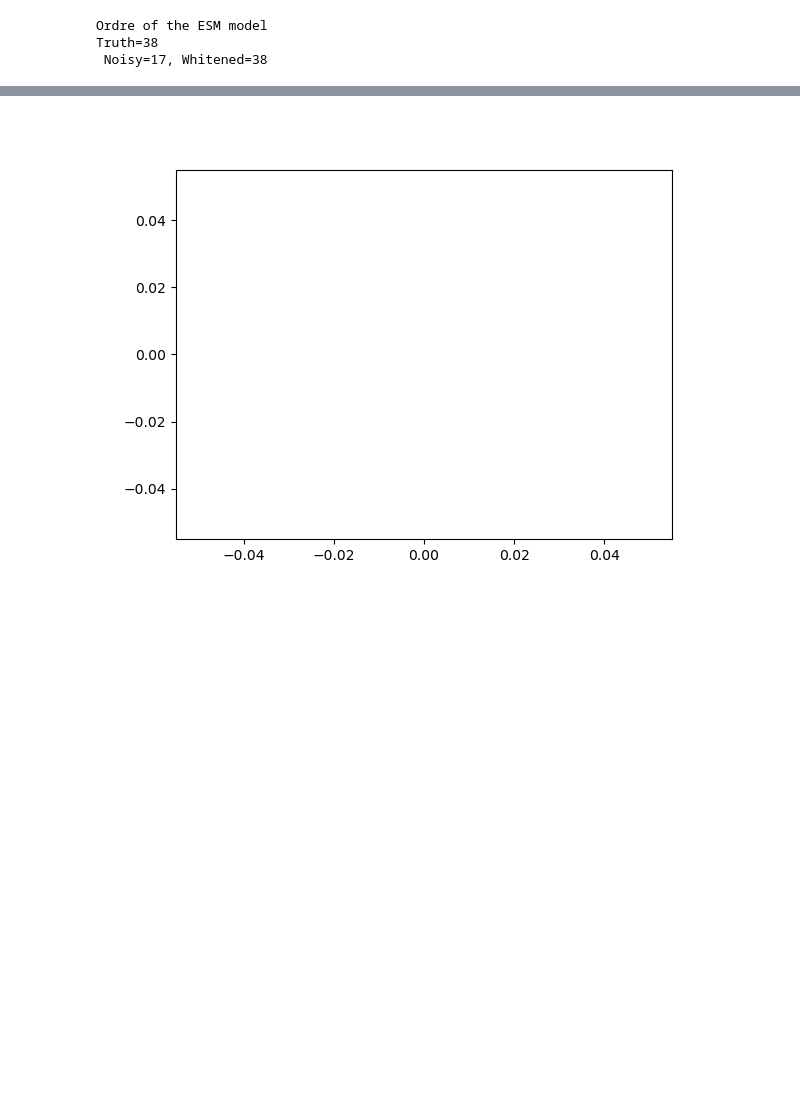
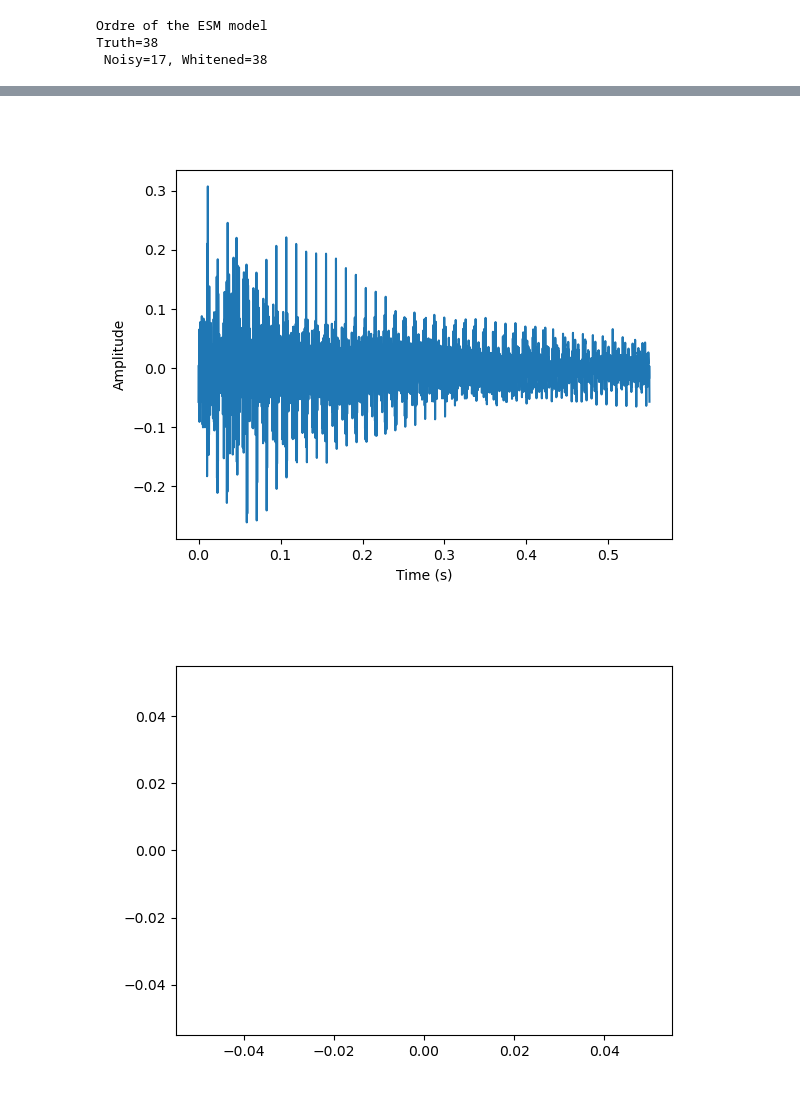
Before and after one commit to piptouque/atiam_pam_hrparam, a Jupyter notebook: source/hr_roy.ipynb, the cells around one changed output, grey strips where cells are left out. Saved outputs shown, nothing was run; the diff lists cells and outputs as text; code cells hidden in the pictures; blank space fills up the shorter version.

```diff
--- a/source/hr_roy.ipynb
+++ b/source/hr_roy.ipynb
@@ -769,0 +884,12 @@ array([[9, 4],
+# %%
+times_final = np.linspace(0., length_sec, len(synth_final))
+
+plt.figure()
+plt.plot(times_final, synth_final)
+plt.xlabel('Time (s)')
+plt.ylabel('Amplitude')
+plt.show()
+
+sd.play(synth_final, fs_mic)
+# %% [output]
+[figure, added]
```
Also changed, not shown: parts of 20 cells of this notebook.
